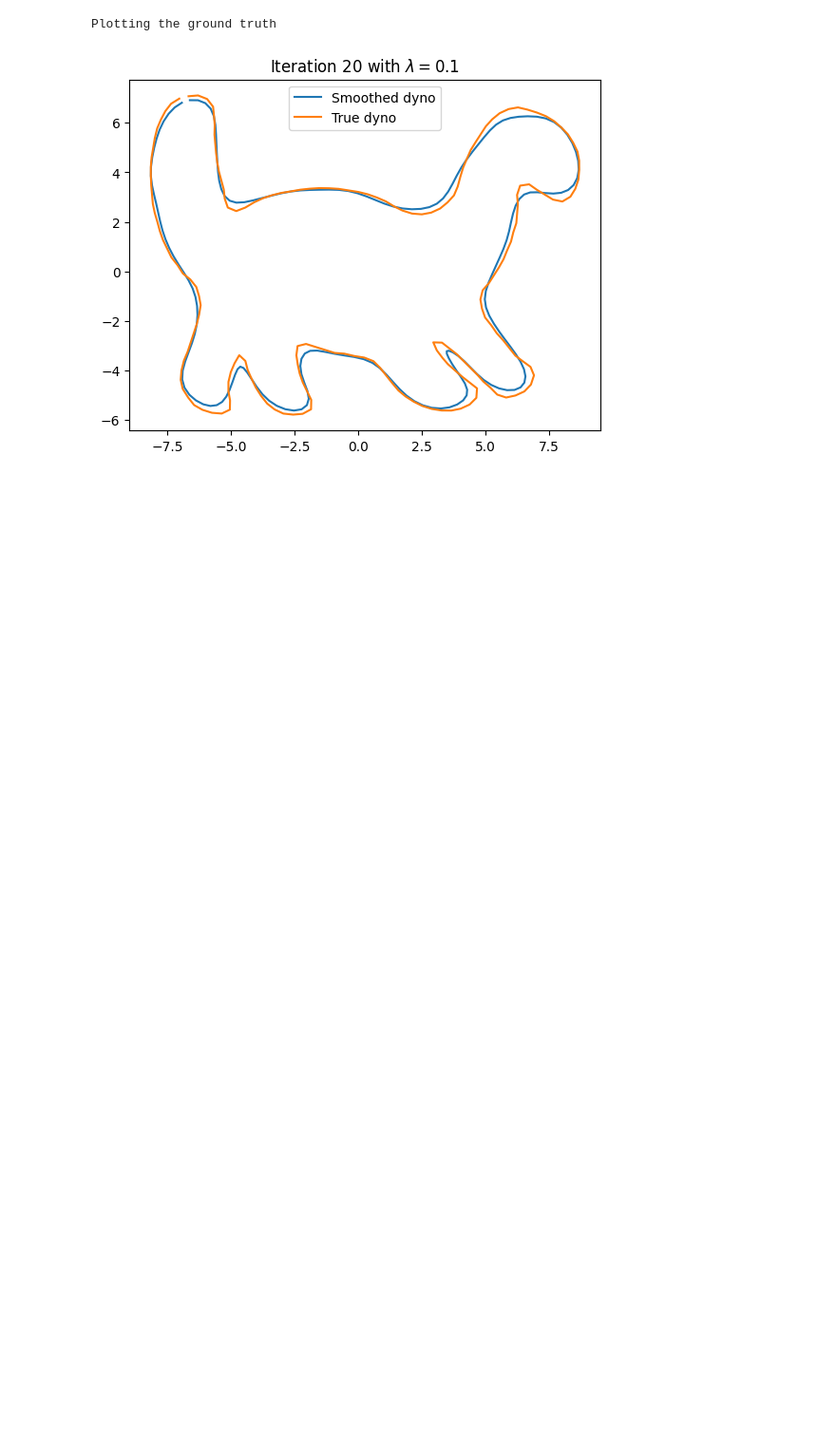
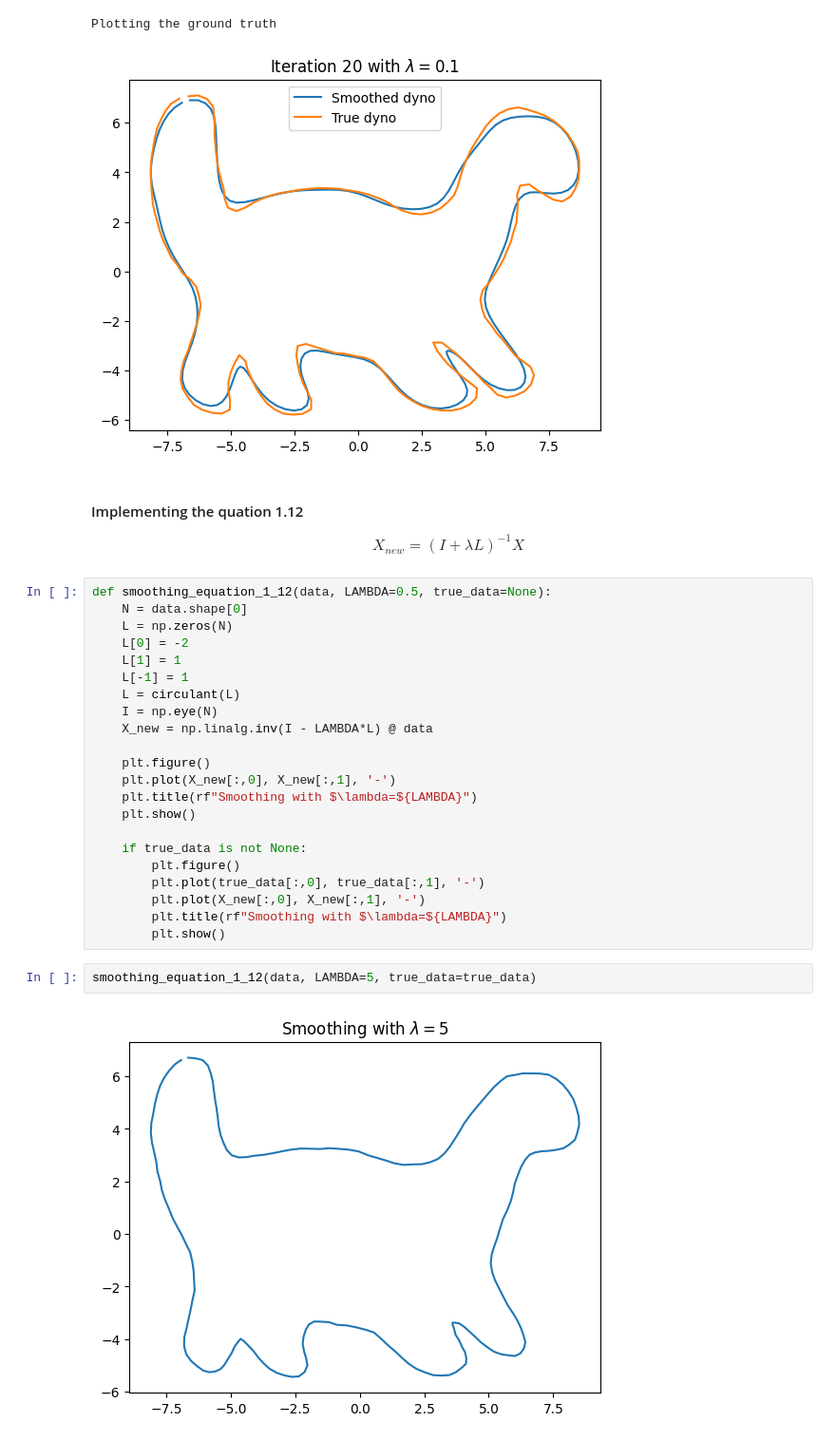
Before and after one commit to Cerlog/02506_Advanced_Image_Analysis_DTU, a Jupyter notebook: Chapter01/week_1_ex_3.ipynb, the cells around one changed output. Shown at 95% size. Saved outputs shown, nothing was run; the diff lists cells and outputs as text; blank space fills up the shorter version.

```diff
--- a/Chapter01/week_1_ex_3.ipynb
+++ b/Chapter01/week_1_ex_3.ipynb
@@ -175,3 +175,33 @@ smoothing_equation_1_10(data, LAMBDA=0.1, iterations=20, true_data=true_data)
 [figure]
 Plotting the ground truth
 [figure]
+# %% [markdown]
+#### Implementing the quation 1.12
+
+$$ X_{new} = (I + \lambda L)^{-1} X $$
+# %%
+def smoothing_equation_1_12(data, LAMBDA=0.5, true_data=None):
+    N = data.shape[0]
+    L = np.zeros(N)
+    L[0] = -2
+    L[1] = 1
+    L[-1] = 1
+    L = circulant(L)
+    I = np.eye(N)
+    X_new = np.linalg.inv(I - LAMBDA*L) @ data
+
+    plt.figure()
+    plt.plot(X_new[:,0], X_new[:,1], '-')
+    plt.title(rf"Smoothing with $\lambda=${LAMBDA}")
+    plt.show()
+
+    if true_data is not None:
+        plt.figure()
+        plt.plot(true_data[:,0], true_data[:,1], '-')
+        plt.plot(X_new[:,0], X_new[:,1], '-')
+        plt.title(rf"Smoothing with $\lambda=${LAMBDA}")
+        plt.show()
+# %%
+smoothing_equation_1_12(data, LAMBDA=5, true_data=true_data)
+# %% [output]
+[figure, added]
```
Also changed, not shown: parts of 5 cells of this notebook.
